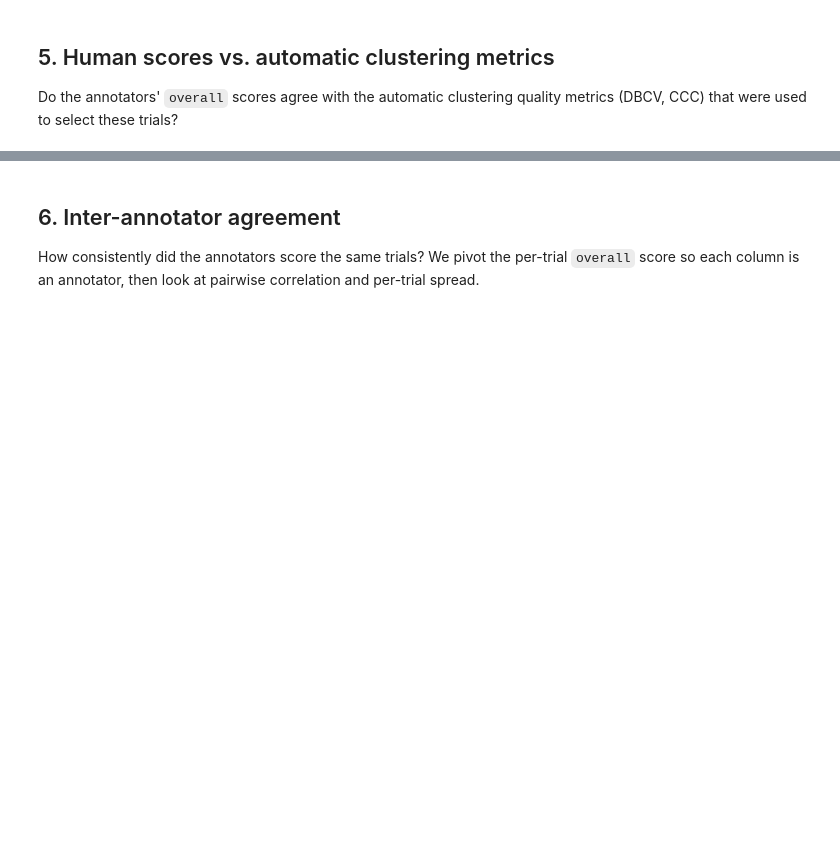
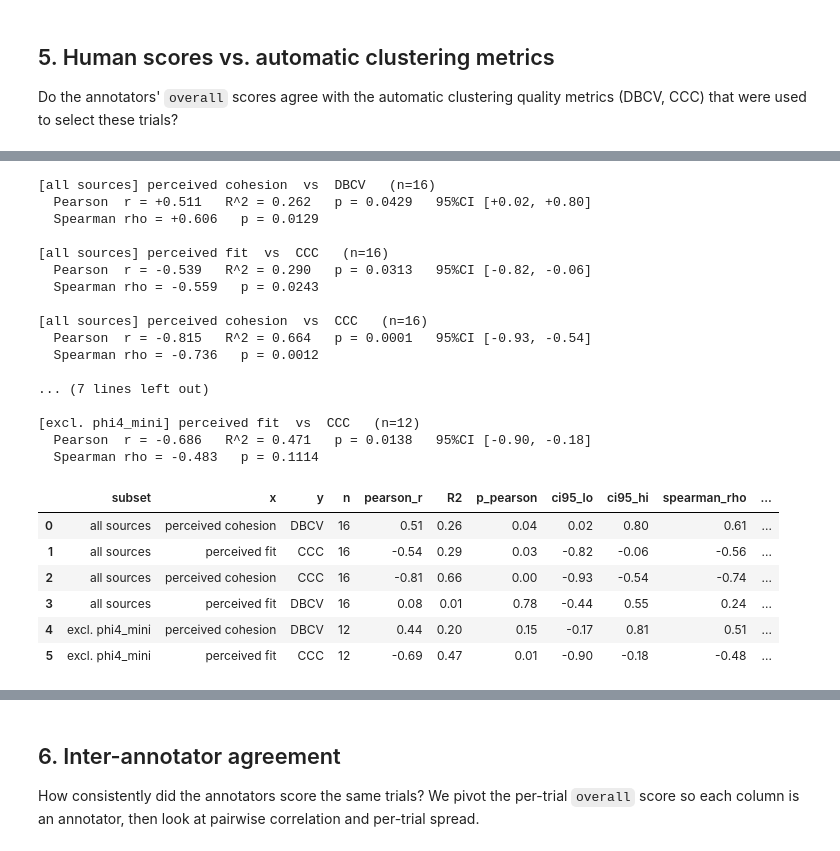
Before and after one commit to cea-ethz/Computational-Digital-Passport-Taxonomy, a Jupyter notebook: annotator results/annotator_results_summary.ipynb, the cells around one changed output, grey strips where cells are left out. Saved outputs shown, nothing was run; the diff lists cells and outputs as text; code cells hidden in the pictures; blank space fills up the shorter version.

```diff
--- a/annotator results/annotator_results_summary.ipynb
+++ b/annotator results/annotator_results_summary.ipynb
@@ -256,0 +350,64 @@ plt.show()
+# %%
+from scipy import stats
+
+
+def corr_report(df, x, y, xname, yname, subset="all sources"):
+    """Pearson r (with Fisher-z 95% CI) and Spearman rho for one variable pair."""
+    d = df.dropna(subset=[x, y])
+    n = len(d)
+    r, p = stats.pearsonr(d[x], d[y])
+    rho, prho = stats.spearmanr(d[x], d[y])
+    if n > 3:
+        z = np.arctanh(r)
+        se = 1 / np.sqrt(n - 3)
+        ci_lo, ci_hi = np.tanh(z - 1.96 * se), np.tanh(z + 1.96 * se)
+    else:
+        ci_lo = ci_hi = float("nan")
+    print(f"[{subset}] {xname}  vs  {yname}   (n={n})")
+    print(f"  Pearson  r = {r:+.3f}   R^2 = {r**2:.3f}   p = {p:.4f}   95%CI [{ci_lo:+.2f}, {ci_hi:+.2f}]")
+    print(f"  Spearman rho = {rho:+.3f}   p = {prho:.4f}\n")
+    return {"subset": subset, "x": xname, "y": yname, "n": n,
+            "pearson_r": r, "R2": r**2, "p_pearson": p,
+            "ci95_lo": ci_lo, "ci95_hi": ci_hi,
+            "spearman_rho": rho, "p_spearman": prho}
+
+
+CORR_PAIRS = [
+    ("cohesion_mean", "dbcv", "perceived cohesion", "DBCV"),
+    ("fit_mean", "ccc", "perceived fit", "CCC"),
+    ("cohesion_mean", "ccc", "perceived cohesion", "CCC"),
+    ("fit_mean", "dbcv", "perceived fit", "DBCV"),
+]
+
+no_phi = trial_summary[trial_summary["source"] != "phi4_mini"]
+
+corr_results = pd.DataFrame(
+    [corr_report(trial_summary, *pair) for pair in CORR_PAIRS]
+    + [corr_report(no_phi, *pair, subset="excl. phi4_mini") for pair in CORR_PAIRS[:2]]
+)
+corr_results
+# %% [output]
+[all sources] perceived cohesion  vs  DBCV   (n=16)
+  Pearson  r = +0.511   R^2 = 0.262   p = 0.0429   95%CI [+0.02, +0.80]
+  Spearman rho = +0.606   p = 0.0129
+
+[all sources] perceived fit  vs  CCC   (n=16)
+  Pearson  r = -0.539   R^2 = 0.290   p = 0.0313   95%CI [-0.82, -0.06]
+  Spearman rho = -0.559   p = 0.0243
+
+[all sources] perceived cohesion  vs  CCC   (n=16)
+  Pearson  r = -0.815   R^2 = 0.664   p = 0.0001   95%CI [-0.93, -0.54]
+  Spearman rho = -0.736   p = 0.0012
+
+... (7 lines left out)
+
+[excl. phi4_mini] perceived fit  vs  CCC   (n=12)
+  Pearson  r = -0.686   R^2 = 0.471   p = 0.0138   95%CI [-0.90, -0.18]
+  Spearman rho = -0.483   p = 0.1114
+|  | subset | x | y | n | pearson_r | R2 | p_pearson | ci95_lo | ci95_hi | spearman_rho | ... |
+| 0 | all sources | perceived cohesion | DBCV | 16 | 0.51 | 0.26 | 0.04 | 0.02 | 0.80 | 0.61 | ... |
+| 1 | all sources | perceived fit | CCC | 16 | -0.54 | 0.29 | 0.03 | -0.82 | -0.06 | -0.56 | ... |
+| 2 | all sources | perceived cohesion | CCC | 16 | -0.81 | 0.66 | 0.00 | -0.93 | -0.54 | -0.74 | ... |
+| 3 | all sources | perceived fit | DBCV | 16 | 0.08 | 0.01 | 0.78 | -0.44 | 0.55 | 0.24 | ... |
+| 4 | excl. phi4_mini | perceived cohesion | DBCV | 12 | 0.44 | 0.20 | 0.15 | -0.17 | 0.81 | 0.51 | ... |
+| 5 | excl. phi4_mini | perceived fit | CCC | 12 | -0.69 | 0.47 | 0.01 | -0.90 | -0.18 | -0.48 | ... |
```
Also changed, not shown: parts of 17 cells of this notebook.
